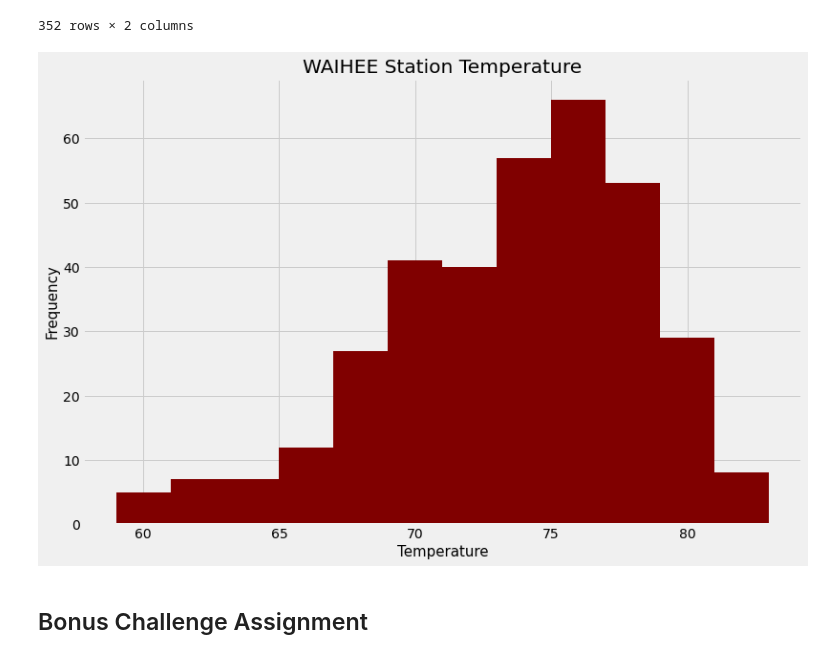
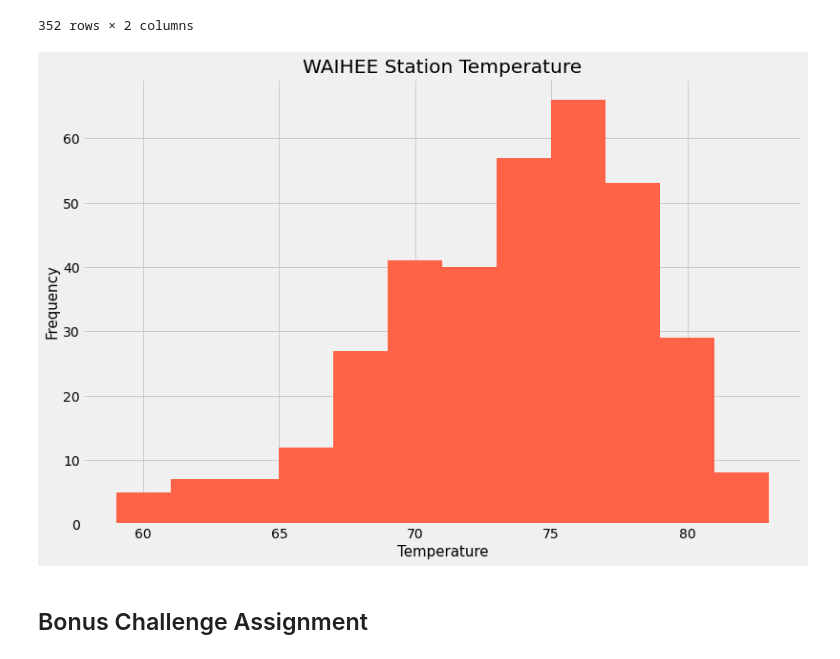
Before and after one commit to sjrojanooo/sql-alchemy-challenge, a Jupyter notebook: climate_starter.ipynb, the cells around one changed output. Saved outputs shown, nothing was run; the diff lists cells and outputs as text; code cells hidden in the pictures.

```diff
--- a/climate_starter.ipynb
+++ b/climate_starter.ipynb
@@ -334,14 +334,14 @@ df2
 # %%
 # Query the last 12 months of temperature observation data for this station and plot the results as a histogram
 plt.figure(figsize=(12,8))
 
-plt.hist(df2['tobs'], color='maroon',bins=12)
+plt.hist(df2['tobs'], color='tomato',bins=12)
 plt.xlabel('Temperature',fontsize=15)
 plt.ylabel('Frequency',fontsize=15)
 plt.title('WAIHEE Station Temperature')
 plt.show()
 # %% [output]
-[figure, old version]
+[figure, new version]
 # %% [markdown]
 ## Bonus Challenge Assignment
 # %%
```
Also changed, not shown: parts of 1 cell of this notebook, 2 other files.
